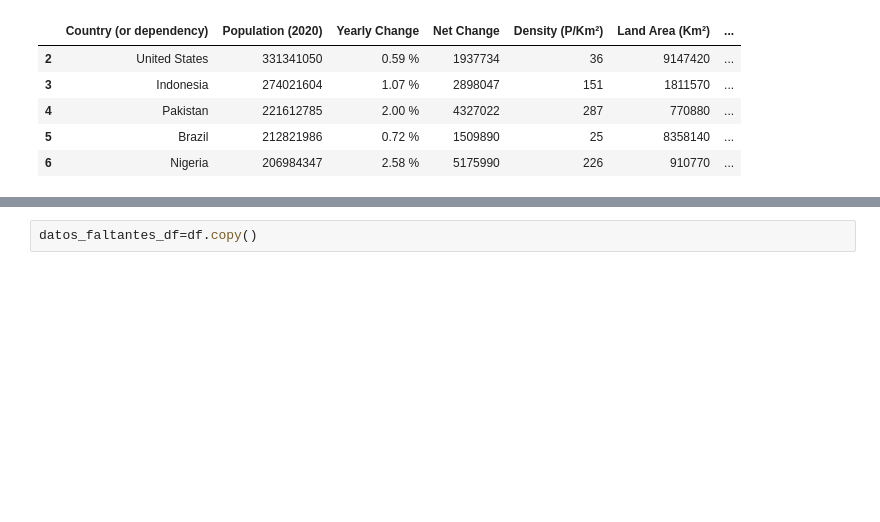
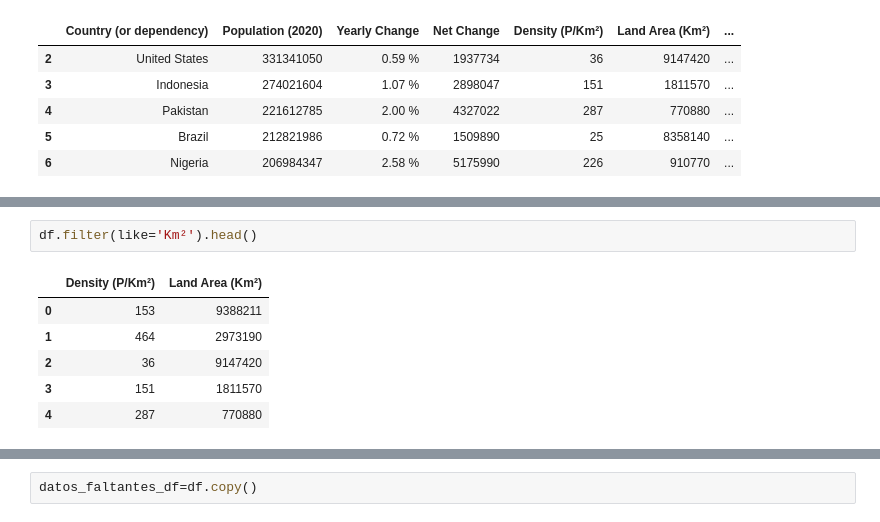
Before and after one commit to Fern1989/trabajo_final_curso_organidata, a Jupyter notebook: Trabajo_Final.ipynb, the cells around one changed output, grey strips where cells are left out. Cells and saved outputs as stored; diff of their text form; blank space fills up the shorter version.

```diff
--- a/Trabajo_Final.ipynb
+++ b/Trabajo_Final.ipynb
@@ -103,0 +121,9 @@ df.sort_values(['World Share'], ascending=[False]).head()
+# %%
+df.filter(like='Km²').head()
+# %% [output]
+|  | Density (P/Km²) | Land Area (Km²) |
+| 0 | 153 | 9388211 |
+| 1 | 464 | 2973190 |
+| 2 | 36 | 9147420 |
+| 3 | 151 | 1811570 |
+| 4 | 287 | 770880 |
```
Also changed, not shown: parts of 3 cells of this notebook.
